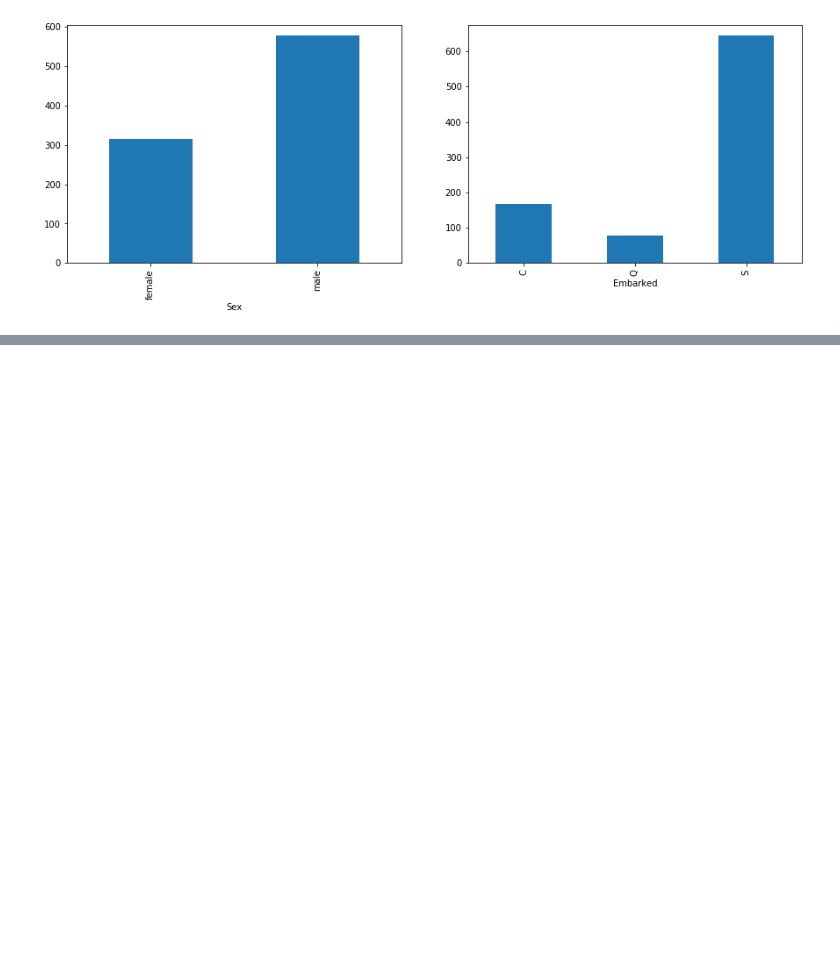
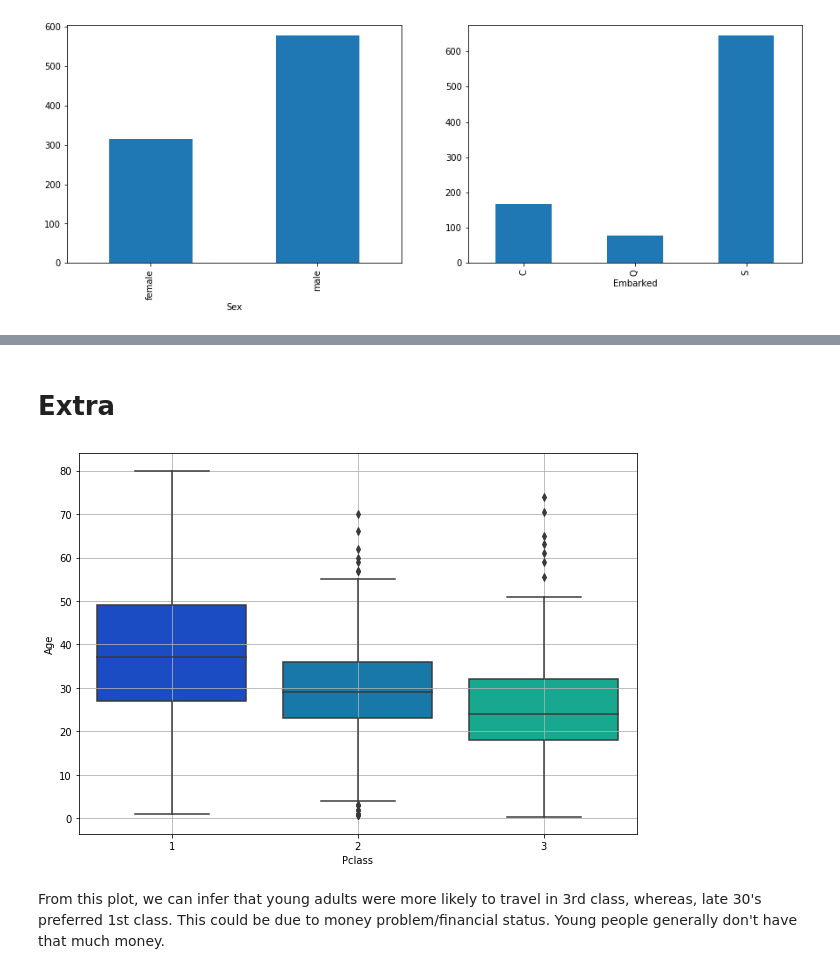
Before and after one commit to ParthikB/Data_Science, a Jupyter notebook: titanic/EDA.ipynb, the cells around one changed output, grey strips where cells are left out. Drawn from its saved outputs; the diff is of its cells as text; code cells hidden in the pictures; blank space fills up the shorter version.

```diff
--- a/titanic/EDA.ipynb
+++ b/titanic/EDA.ipynb
@@ -154,0 +169,12 @@ for f in ['Sex', 'Embarked']:
+# %% [markdown]
+# Extra
+# %%
+# Relationship between Pclass and Age
+
+plt.figure(figsize=(10, 7))
+sns.boxplot(x='Pclass', y='Age', data=train, palette='winter')
+plt.grid(1)
+# %% [output]
+[figure, added]
+# %% [markdown]
+From this plot, we can infer that young adults were more likely to travel in 3rd class, whereas, late 30's preferred 1st class. This could be due to money problem/financial status. Young people generally don't have that much money.
```
Also changed, not shown: parts of 3 cells of this notebook, 4 other files.
